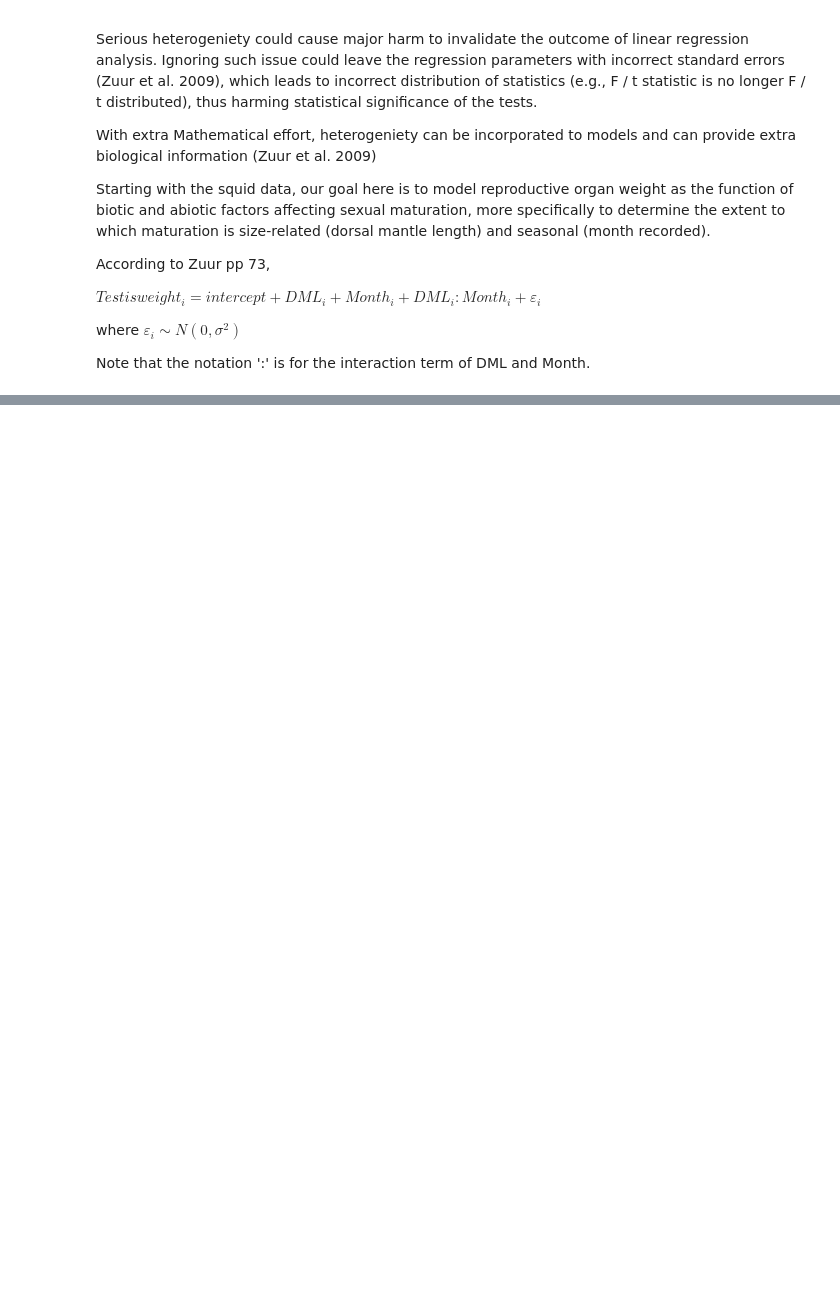
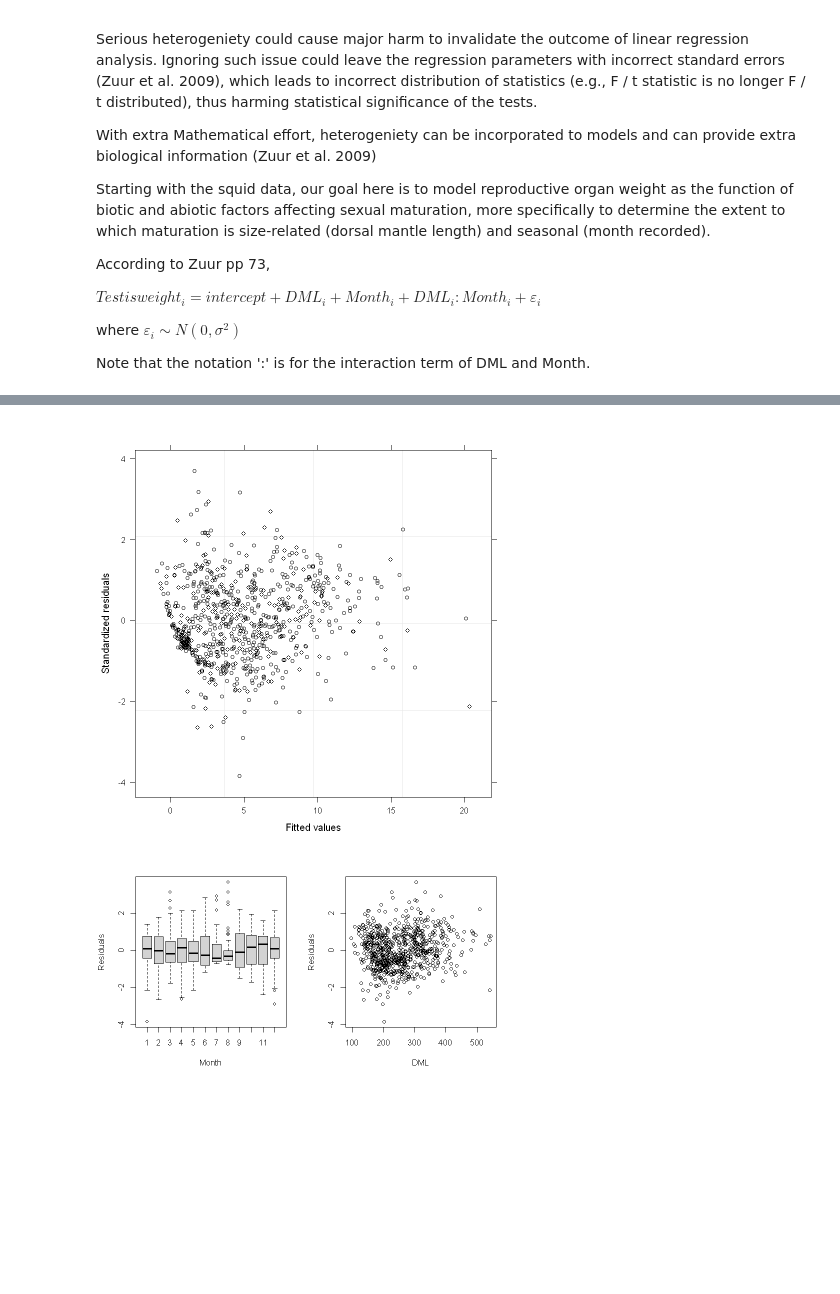
Before and after one commit to johnypark/Zuur2009-Examples, a Jupyter notebook: Chap4_1_Heterogeniety.ipynb, the cells around one changed output, grey strips where cells are left out. Saved outputs shown, nothing was run; the diff lists cells and outputs as text; code cells hidden in the pictures; blank space fills up the shorter version.

```diff
--- a/Chap4_1_Heterogeniety.ipynb
+++ b/Chap4_1_Heterogeniety.ipynb
@@ -70,0 +59,13 @@ coplot(E2~ DML | fMONTH, ylab ="Normalized residuals", data= Squid)
+# %%
+vf4<- varPower(form =~DML| fMONTH)
+M.gls4<-gls(Testisweight ~ DML*fMONTH, data=Squid, weights=vf4)
+E2<-resid(M.gls4,type="normalized")
+op<-par(mfrow=c(2,2), mar= c(4,4,2,2))
+
+plot(M.gls4,which =c(1), col=1, add.smooth=FALSE, caption="")
+plot(Squid$fMONTH, E2, xlab="Month", ylab="Residuals")
+plot(Squid$DML, E2, xlab="DML", ylab="Residuals")
+par(op)
+# %% [output]
+[figure, added]
+[figure, added]
```
Also changed, not shown: parts of 9 cells of this notebook.
